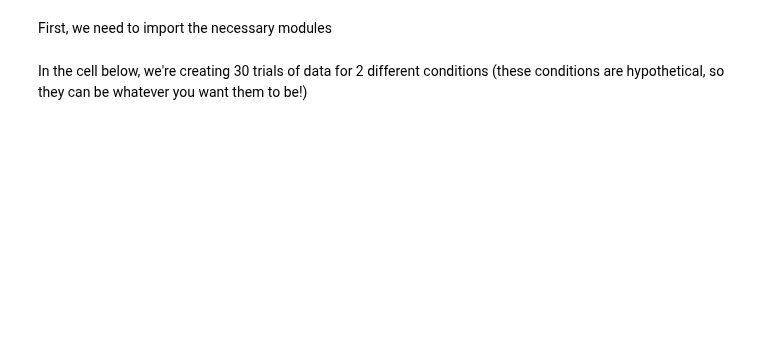
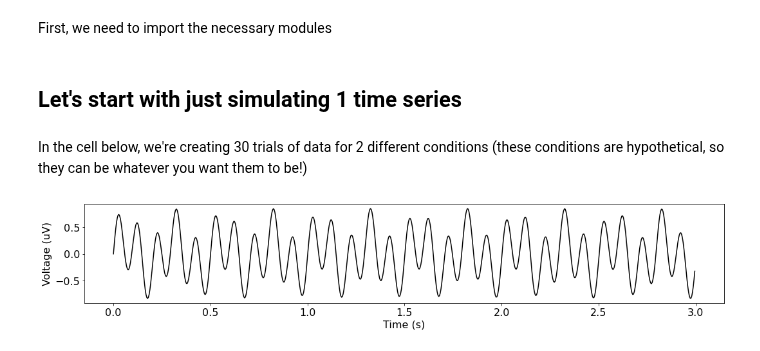
Before and after one commit to voytekresearch/spr, a Jupyter notebook: specparam_01-SimData.ipynb, the cells around one changed output. Cells and saved outputs as stored; diff of their text form; code cells hidden in the pictures; blank space fills up the shorter version.

Commit message:
got most of the outline done, mostly finishing the last part with the parameters and it needs some extra plotting

```diff
--- a/specparam_01-SimData.ipynb
+++ b/specparam_01-SimData.ipynb
@@ -20,5 +34,31 @@ from neurodsp.plts.time_series import plot_time_series
+# %% [markdown]
+## Let's start with just simulating 1 time series
 # %% [markdown]
 In the cell below, we're creating 30 trials of data for 2 different conditions (these conditions are hypothetical, so they can be whatever you want them to be!)
 # %%
 # For simulations, I prefer to set the seed, so that every time I re-run this notebook, they will be the same
 set_random_seed(0)
+
+# Set standard settings for simulation
+fs = 250  # the sampling frequency of the "recording"
+n_seconds = 3  # the amount of seconds per epoch/trial
+times = create_times(n_seconds, fs)  # the axis containing the time in seconds (or miliseconds, check this later)
+
+# Settings for periodic components
+theta_freq = 4
+alpha_freq = 10
+theta_amplitude = 0.2
+alpha_amplitude = 0.4
+
+# settings for aperiodic components
+exponent = -2.0
+# %%
+# Simulate a sinusoidal oscillation
+periodic_theta = sim_oscillation(n_seconds=n_seconds, fs=fs, freq=theta_freq, cycle='sine') * theta_amplitude
+periodic_alpha = sim_oscillation(n_seconds=n_seconds, fs=fs, freq=alpha_freq, cycle='sine') * alpha_amplitude
+
+periodic = periodic_theta + periodic_alpha
+
+plot_time_series(times, periodic)
+# %% [output]
+[figure, added]
```
Also changed, not shown: parts of 20 cells of this notebook.
